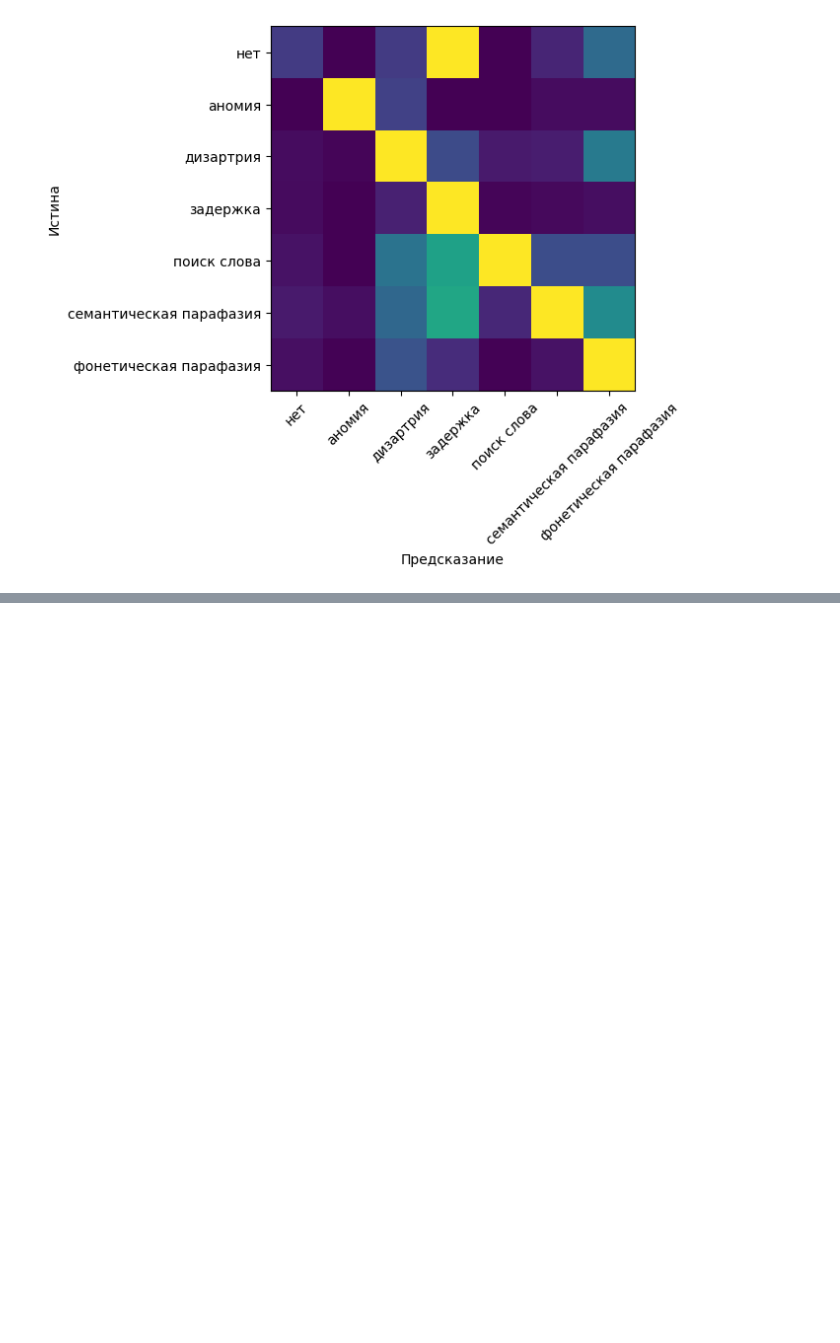
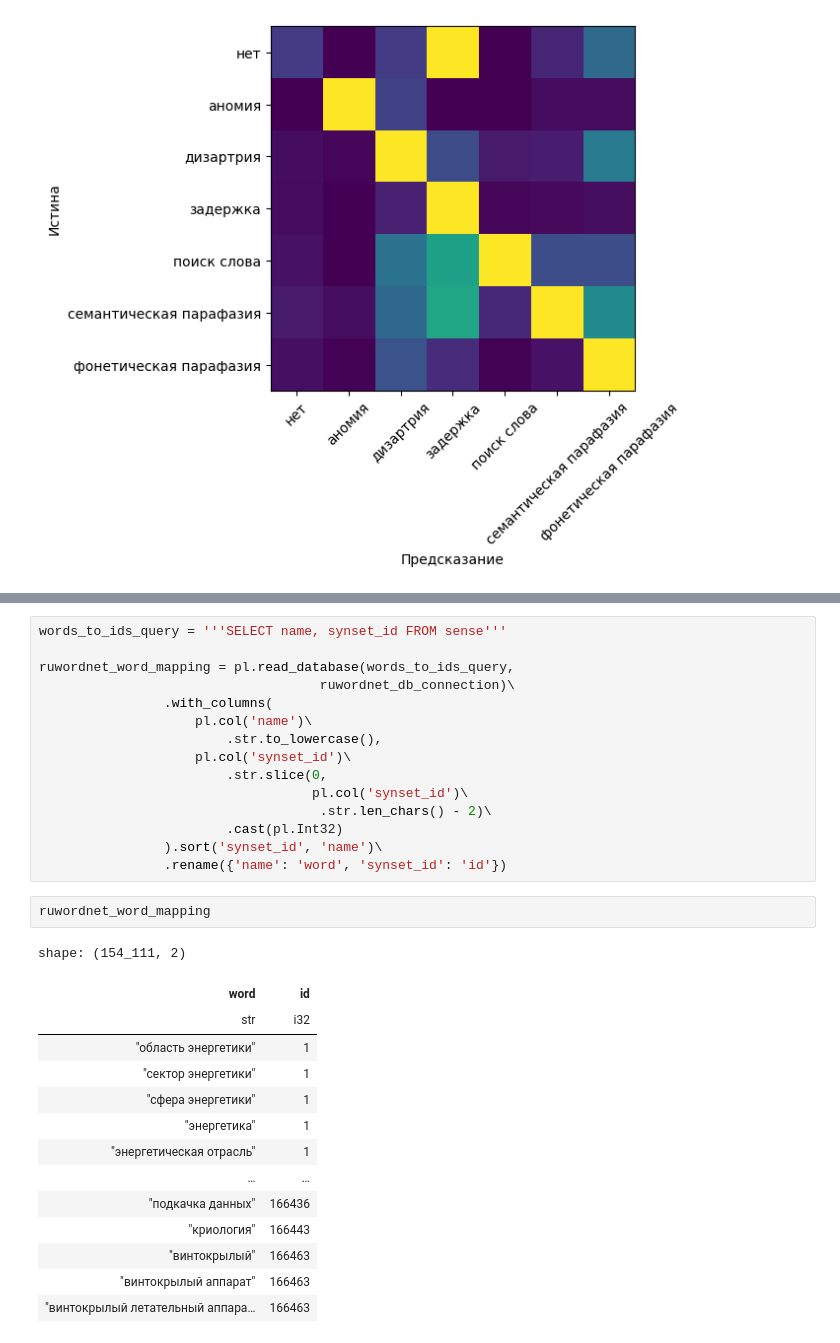
Before and after one commit to vmgorelikov/Automated-Classification-of-Language-Eloquent-Areas-in-Neurotypical-Individuals, a Jupyter notebook: notebooks/feature_extraction.ipynb, the cells around one changed output, grey strips where cells are left out. Drawn from its saved outputs; the diff is of its cells as text; blank space fills up the shorter version.

```diff
--- a/notebooks/feature_extraction.ipynb
+++ b/notebooks/feature_extraction.ipynb
@@ -1480,0 +1555,32 @@ _ = evaluate(X, y, new_pipeline_2)
+# %%
+words_to_ids_query = '''SELECT name, synset_id FROM sense'''
+
+ruwordnet_word_mapping = pl.read_database(words_to_ids_query,
+                                    ruwordnet_db_connection)\
+                .with_columns(
+                    pl.col('name')\
+                        .str.to_lowercase(),
+                    pl.col('synset_id')\
+                        .str.slice(0,
+                                   pl.col('synset_id')\
+                                    .str.len_chars() - 2)\
+                        .cast(pl.Int32)
+                ).sort('synset_id', 'name')\
+                .rename({'name': 'word', 'synset_id': 'id'})
+# %%
+ruwordnet_word_mapping
+# %% [output]
+shape: (154_111, 2)
+| word | id |
+| str | i32 |
+| "область энергетики" | 1 |
+| "сектор энергетики" | 1 |
+| "сфера энергетики" | 1 |
+| "энергетика" | 1 |
+| "энергетическая отрасль" | 1 |
+| … | … |
+| "подкачка данных" | 166436 |
+| "криология" | 166443 |
+| "винтокрылый" | 166463 |
+| "винтокрылый аппарат" | 166463 |
+| "винтокрылый летательный аппара… | 166463 |
```
Also changed, not shown: parts of 21 cells of this notebook, 2 other files.
